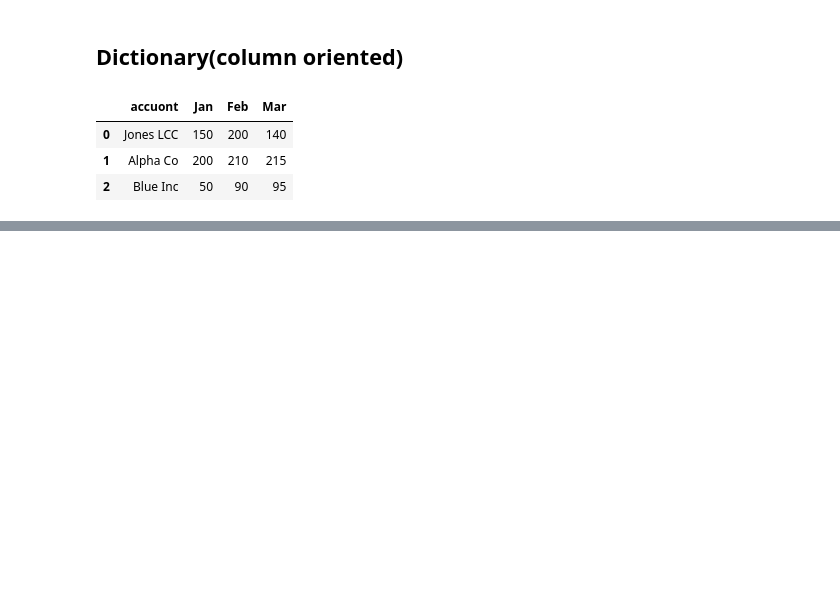
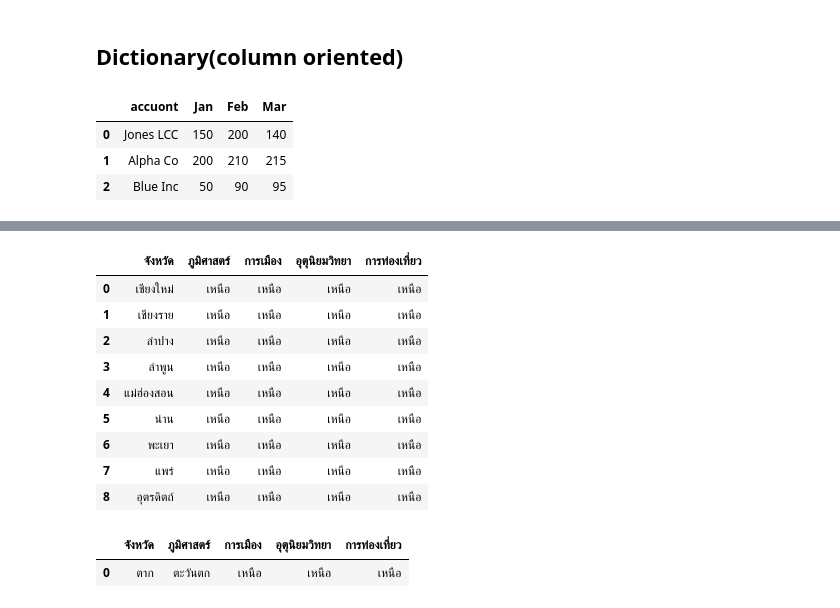
Before and after one commit to jittakorn-ch/data_viz_2022, a Jupyter notebook: Pandas102.ipynb, the cells around one changed output, grey strips where cells are left out. Drawn from its saved outputs; the diff is of its cells as text; code cells hidden in the pictures; blank space fills up the shorter version.

```diff
--- a/Pandas102.ipynb
+++ b/Pandas102.ipynb
@@ -350,0 +383,21 @@ df3
+# %%
+data_region2 = { 'จังหวัด': ['เชียงใหม่', 'เชียงราย', 'ลำปาง', 'ลำพูน', 'แม่ฮ่องสอน', 'น่าน', 'พะเยา', 'แพร่', 'อุตรดิตถ์'],
+             'ภูมิศาสตร์': ['เหนือ', 'เหนือ', 'เหนือ', 'เหนือ', 'เหนือ', 'เหนือ', 'เหนือ', 'เหนือ', 'เหนือ'],
+             'การเมือง': ['เหนือ', 'เหนือ', 'เหนือ', 'เหนือ', 'เหนือ', 'เหนือ', 'เหนือ', 'เหนือ', 'เหนือ'],
+             'อุตุนิยมวิทยา': ['เหนือ', 'เหนือ', 'เหนือ', 'เหนือ', 'เหนือ', 'เหนือ', 'เหนือ', 'เหนือ', 'เหนือ'],
+             'การท่องเที่ยว': ['เหนือ', 'เหนือ', 'เหนือ', 'เหนือ', 'เหนือ', 'เหนือ', 'เหนือ', 'เหนือ', 'เหนือ']
+}
+# %%
+df_region2 = pd.DataFrame.from_dict(data_region2)
+df_region2
+# %% [output]
+|  | จังหวัด | ภูมิศาสตร์ | การเมือง | อุตุนิยมวิทยา | การท่องเที่ยว |
+| 0 | เชียงใหม่ | เหนือ | เหนือ | เหนือ | เหนือ |
+| 1 | เชียงราย | เหนือ | เหนือ | เหนือ | เหนือ |
+| 2 | ลำปาง | เหนือ | เหนือ | เหนือ | เหนือ |
+| 3 | ลำพูน | เหนือ | เหนือ | เหนือ | เหนือ |
+| 4 | แม่ฮ่องสอน | เหนือ | เหนือ | เหนือ | เหนือ |
+| 5 | น่าน | เหนือ | เหนือ | เหนือ | เหนือ |
+| 6 | พะเยา | เหนือ | เหนือ | เหนือ | เหนือ |
+| 7 | แพร่ | เหนือ | เหนือ | เหนือ | เหนือ |
+| 8 | อุตรดิตถ์ | เหนือ | เหนือ | เหนือ | เหนือ |
@@ -350,0 +411,6 @@ df3
+# %%
+df_region3 = pd.DataFrame.from_dict(data_region3)
+df_region3
+# %% [output]
+|  | จังหวัด | ภูมิศาสตร์ | การเมือง | อุตุนิยมวิทยา | การท่องเที่ยว |
+| 0 | ตาก | ตะวันตก | เหนือ | เหนือ | เหนือ |
```
Also changed, not shown: parts of 27 cells of this notebook.
